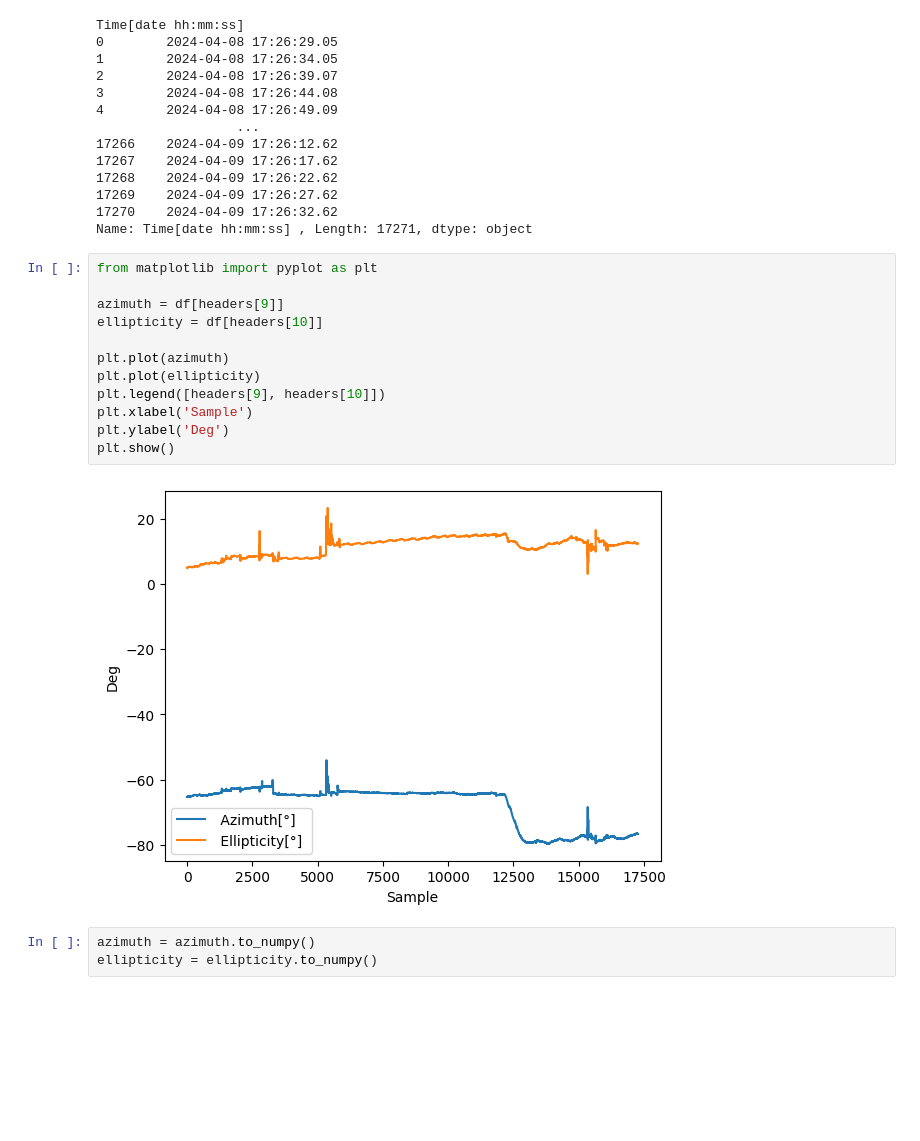
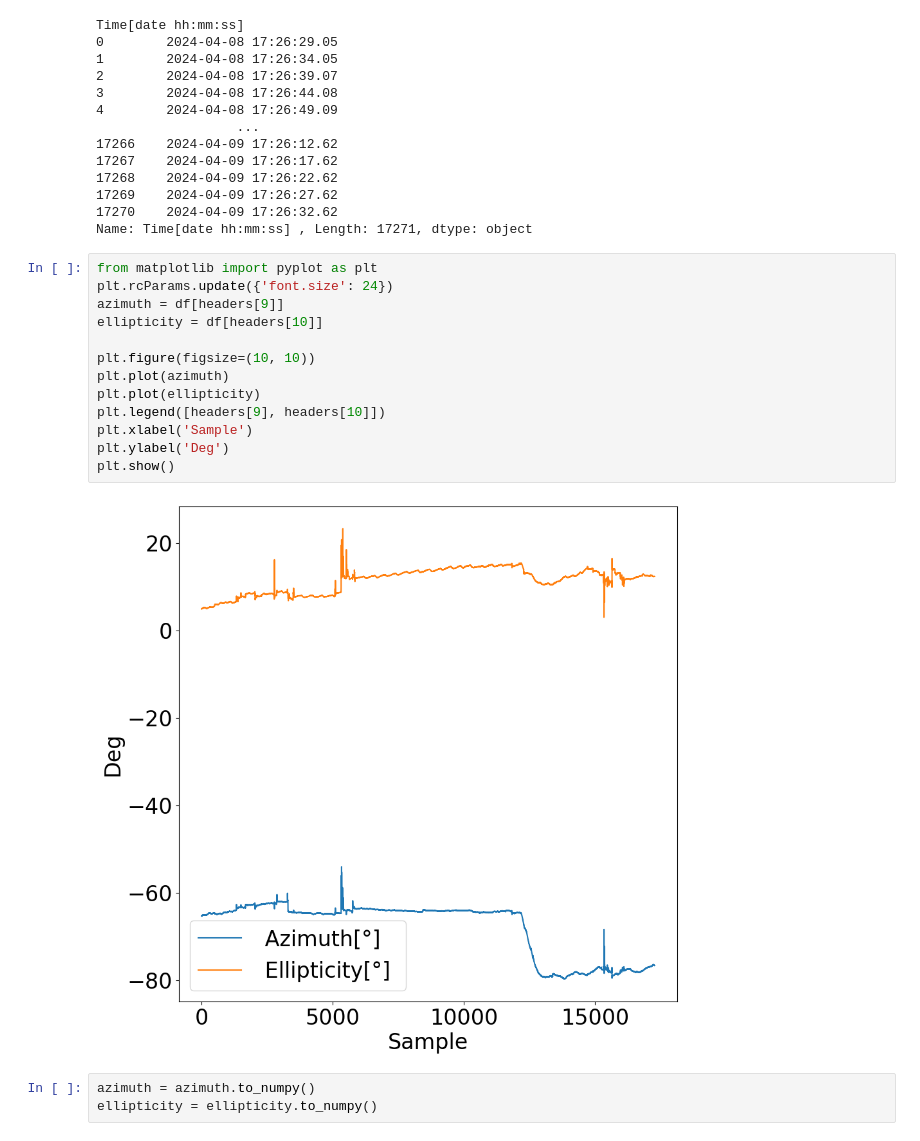
Before and after one commit to callmechristian/qnctrl, a Jupyter notebook: raw_data.ipynb, the cells around one changed output. Drawn from its saved outputs; the diff is of its cells as text; blank space fills up the shorter version.

```diff
--- a/raw_data.ipynb
+++ b/raw_data.ipynb
@@ -62,18 +62,19 @@ Time[date hh:mm:ss]
 Name: Time[date hh:mm:ss] , Length: 17271, dtype: object
 # %%
 from matplotlib import pyplot as plt
-
+plt.rcParams.update({'font.size': 24})
 azimuth = df[headers[9]]
 ellipticity = df[headers[10]]
 
+plt.figure(figsize=(10, 10))
 plt.plot(azimuth)
 plt.plot(ellipticity)
 plt.legend([headers[9], headers[10]])
 plt.xlabel('Sample')
 plt.ylabel('Deg')
 plt.show()
 # %% [output]
-[figure, old version]
+[figure, new version]
 # %%
 azimuth = azimuth.to_numpy()
 ellipticity = ellipticity.to_numpy()
```
Also changed, not shown: parts of 1 cell of this notebook, 9 other files.
